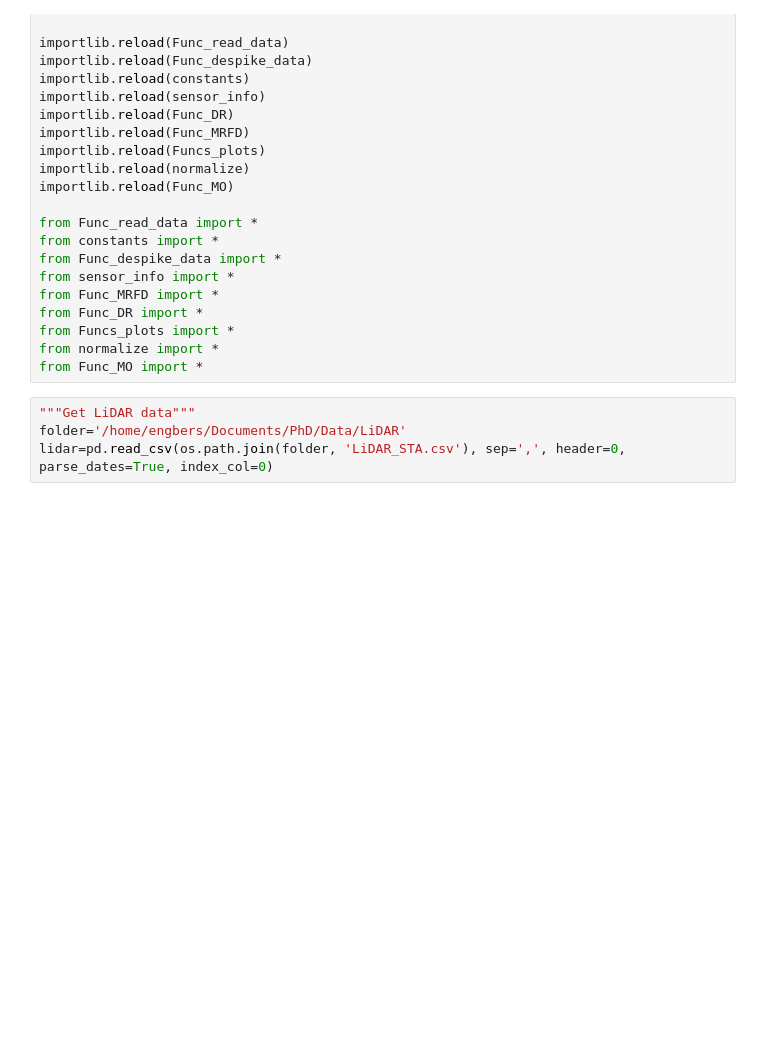
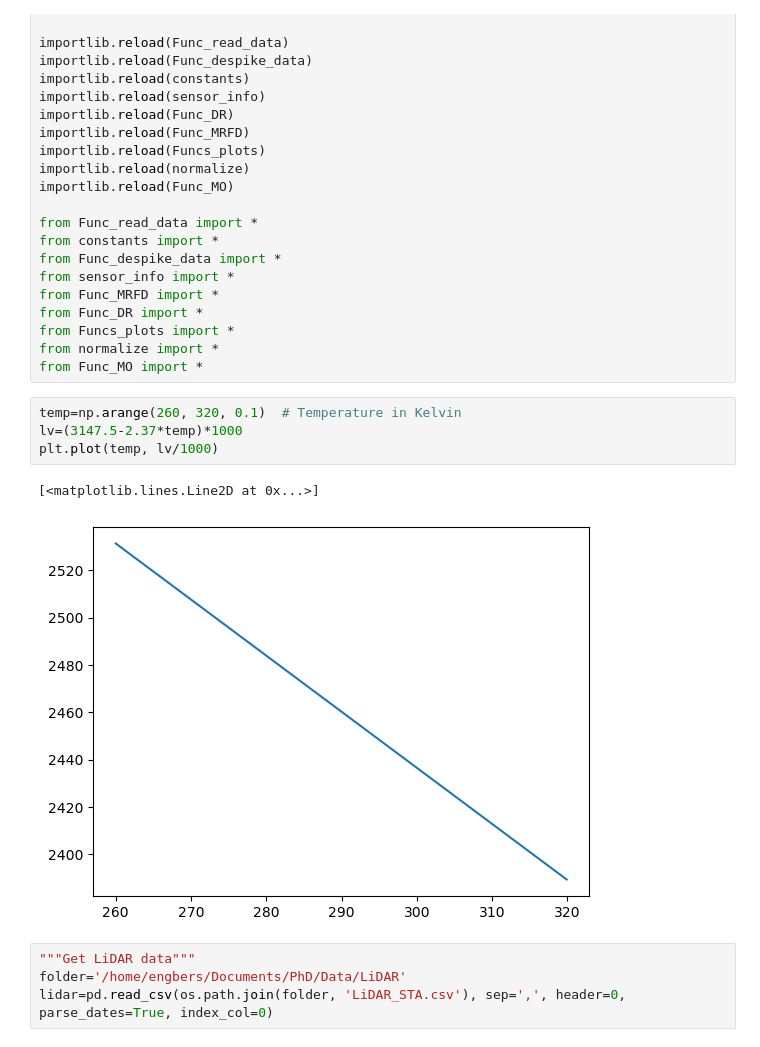
Before and after one commit to Rainette9/DataProcessingScripts, a Jupyter notebook: LiDAR.ipynb, the cells around one changed output. Drawn from its saved outputs; the diff is of its cells as text; blank space fills up the shorter version.

```diff
--- a/LiDAR.ipynb
+++ b/LiDAR.ipynb
@@ -49,6 +49,13 @@ from Func_DR import *
 from Funcs_plots import *
 from normalize import *
 from Func_MO import *
+# %%
+temp=np.arange(260, 320, 0.1)  # Temperature in Kelvin
+lv=(3147.5-2.37*temp)*1000
+plt.plot(temp, lv/1000)
+# %% [output]
+[<matplotlib.lines.Line2D at 0x...>]
+[figure, added]
 # %%
 """Get LiDAR data"""
 folder='/home/engbers/Documents/PhD/Data/LiDAR'
```
Also changed, not shown: parts of 1 cell of this notebook, 1 other file.
